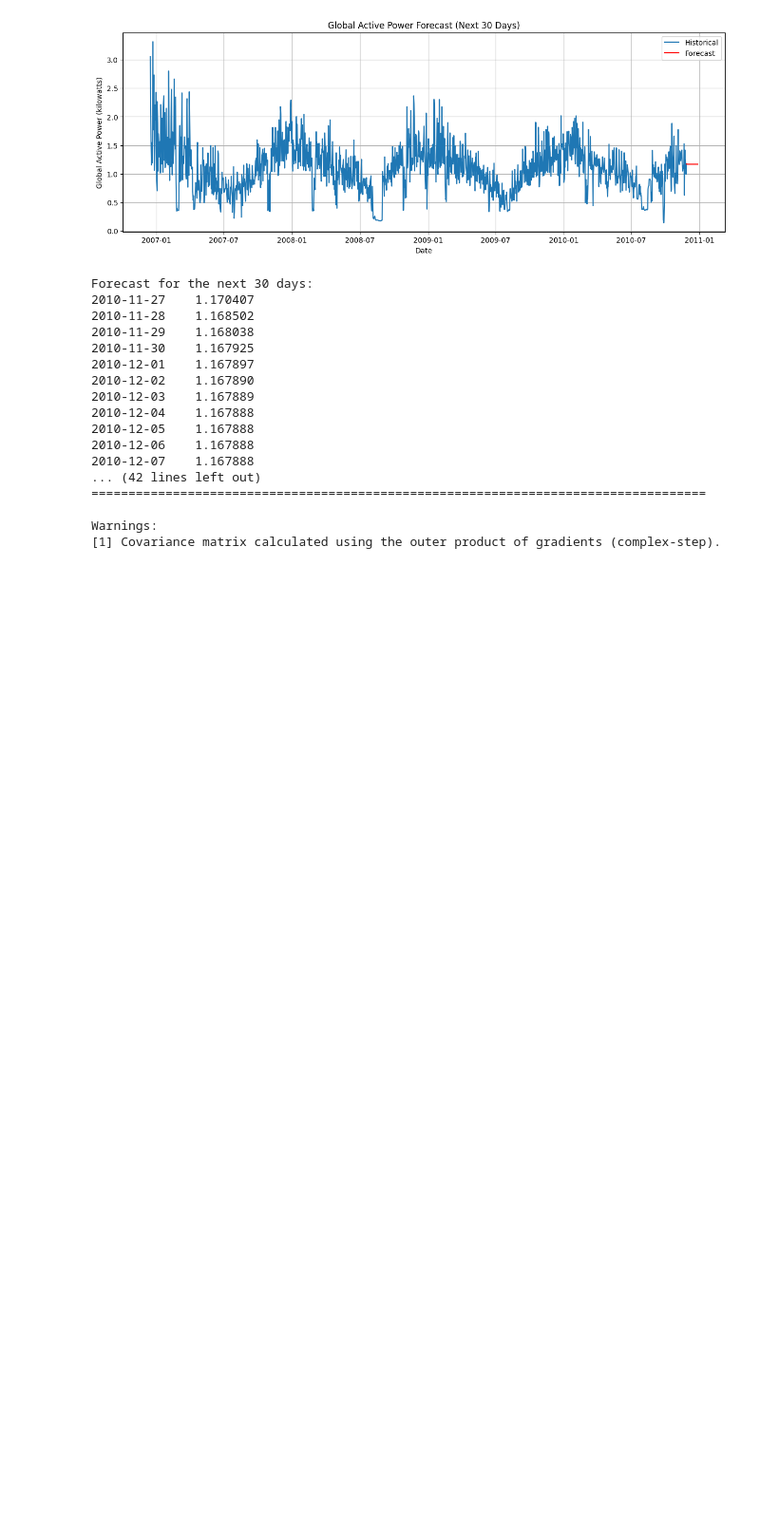
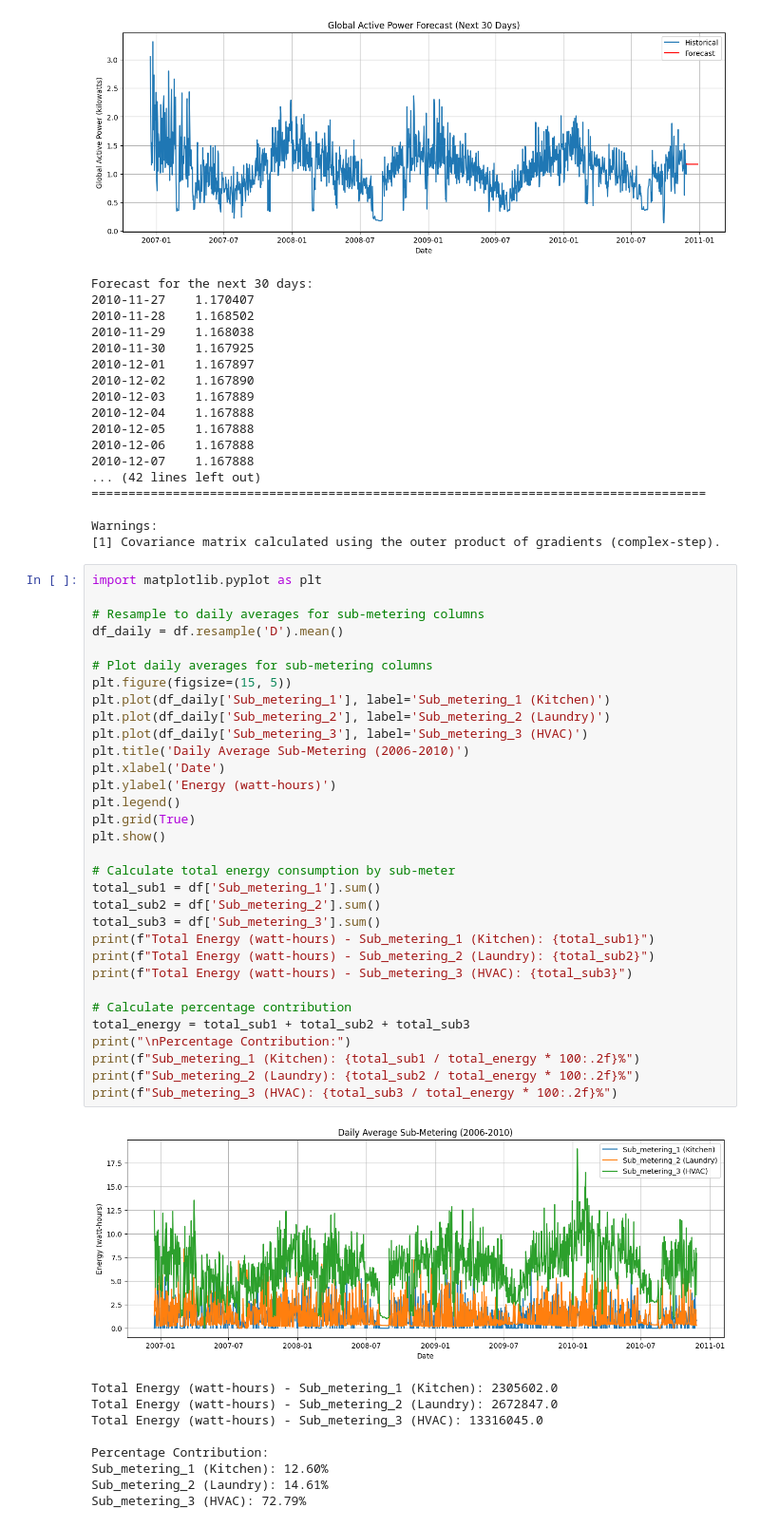
Before and after one commit to nathomkar799/Energy-Consumption-Analysis, a Jupyter notebook: notebooks/exploration.ipynb, the cells around one changed output. Shown at 95% size. Cells and saved outputs as stored; diff of their text form; blank space fills up the shorter version.

Commit message:
Added sub-metering analysis for energy consumption breakdown

```diff
--- a/notebooks/exploration.ipynb
+++ b/notebooks/exploration.ipynb
@@ -260,3 +260,45 @@ Forecast for the next 30 days:
 
 Warnings:
 [1] Covariance matrix calculated using the outer product of gradients (complex-step).
+# %%
+import matplotlib.pyplot as plt
+
+# Resample to daily averages for sub-metering columns
+df_daily = df.resample('D').mean()
+
+# Plot daily averages for sub-metering columns
+plt.figure(figsize=(15, 5))
+plt.plot(df_daily['Sub_metering_1'], label='Sub_metering_1 (Kitchen)')
+plt.plot(df_daily['Sub_metering_2'], label='Sub_metering_2 (Laundry)')
+plt.plot(df_daily['Sub_metering_3'], label='Sub_metering_3 (HVAC)')
+plt.title('Daily Average Sub-Metering (2006-2010)')
+plt.xlabel('Date')
+plt.ylabel('Energy (watt-hours)')
+plt.legend()
+plt.grid(True)
+plt.show()
+
+# Calculate total energy consumption by sub-meter
+total_sub1 = df['Sub_metering_1'].sum()
+total_sub2 = df['Sub_metering_2'].sum()
+total_sub3 = df['Sub_metering_3'].sum()
+print(f"Total Energy (watt-hours) - Sub_metering_1 (Kitchen): {total_sub1}")
+print(f"Total Energy (watt-hours) - Sub_metering_2 (Laundry): {total_sub2}")
+print(f"Total Energy (watt-hours) - Sub_metering_3 (HVAC): {total_sub3}")
+
+# Calculate percentage contribution
+total_energy = total_sub1 + total_sub2 + total_sub3
+print("\nPercentage Contribution:")
+print(f"Sub_metering_1 (Kitchen): {total_sub1 / total_energy * 100:.2f}%")
+print(f"Sub_metering_2 (Laundry): {total_sub2 / total_energy * 100:.2f}%")
+print(f"Sub_metering_3 (HVAC): {total_sub3 / total_energy * 100:.2f}%")
+# %% [output]
+[figure, added]
+Total Energy (watt-hours) - Sub_metering_1 (Kitchen): 2305602.0
+Total Energy (watt-hours) - Sub_metering_2 (Laundry): 2672847.0
+Total Energy (watt-hours) - Sub_metering_3 (HVAC): 13316045.0
+
+Percentage Contribution:
+Sub_metering_1 (Kitchen): 12.60%
+Sub_metering_2 (Laundry): 14.61%
+Sub_metering_3 (HVAC): 72.79%
```
